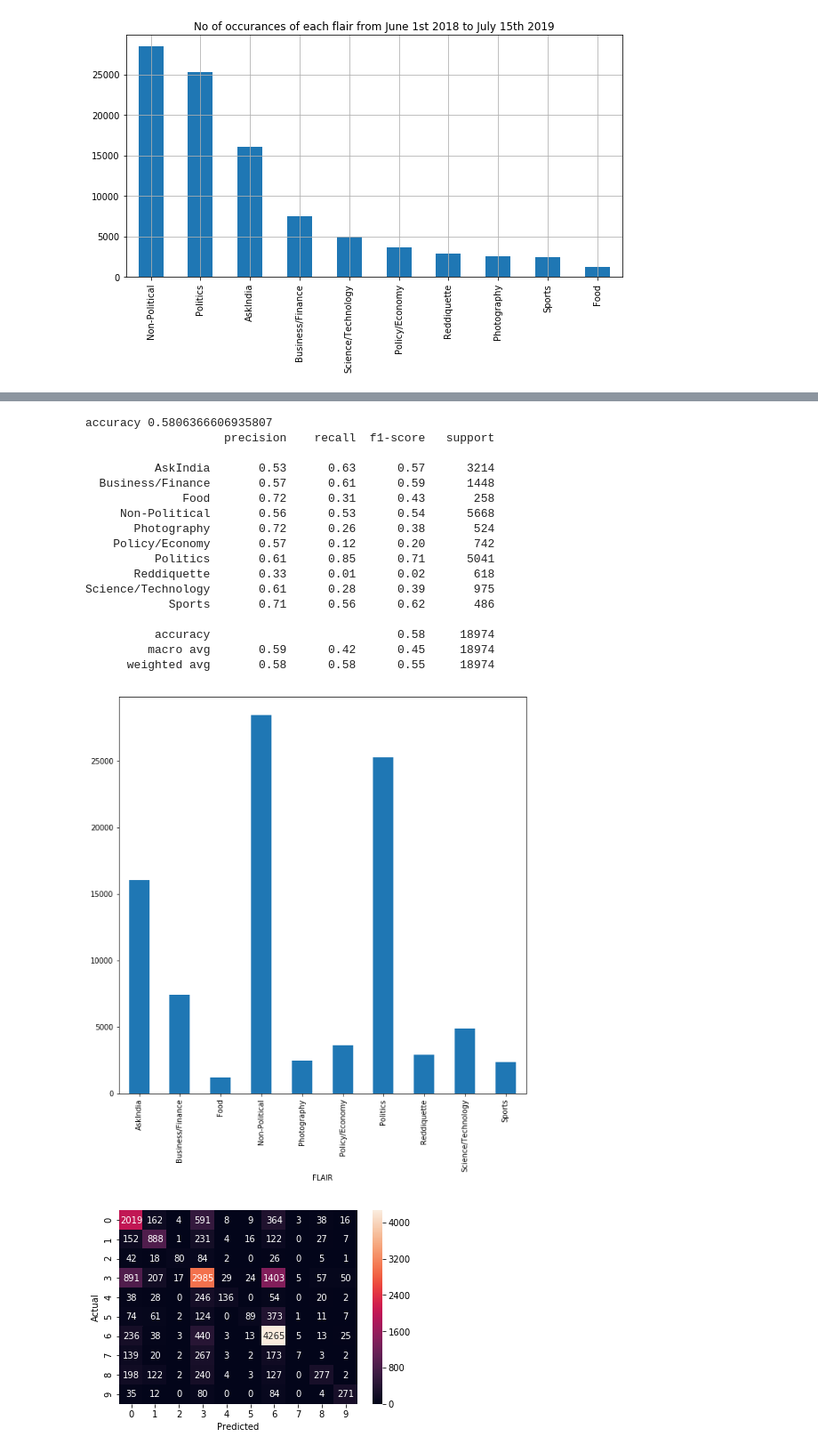
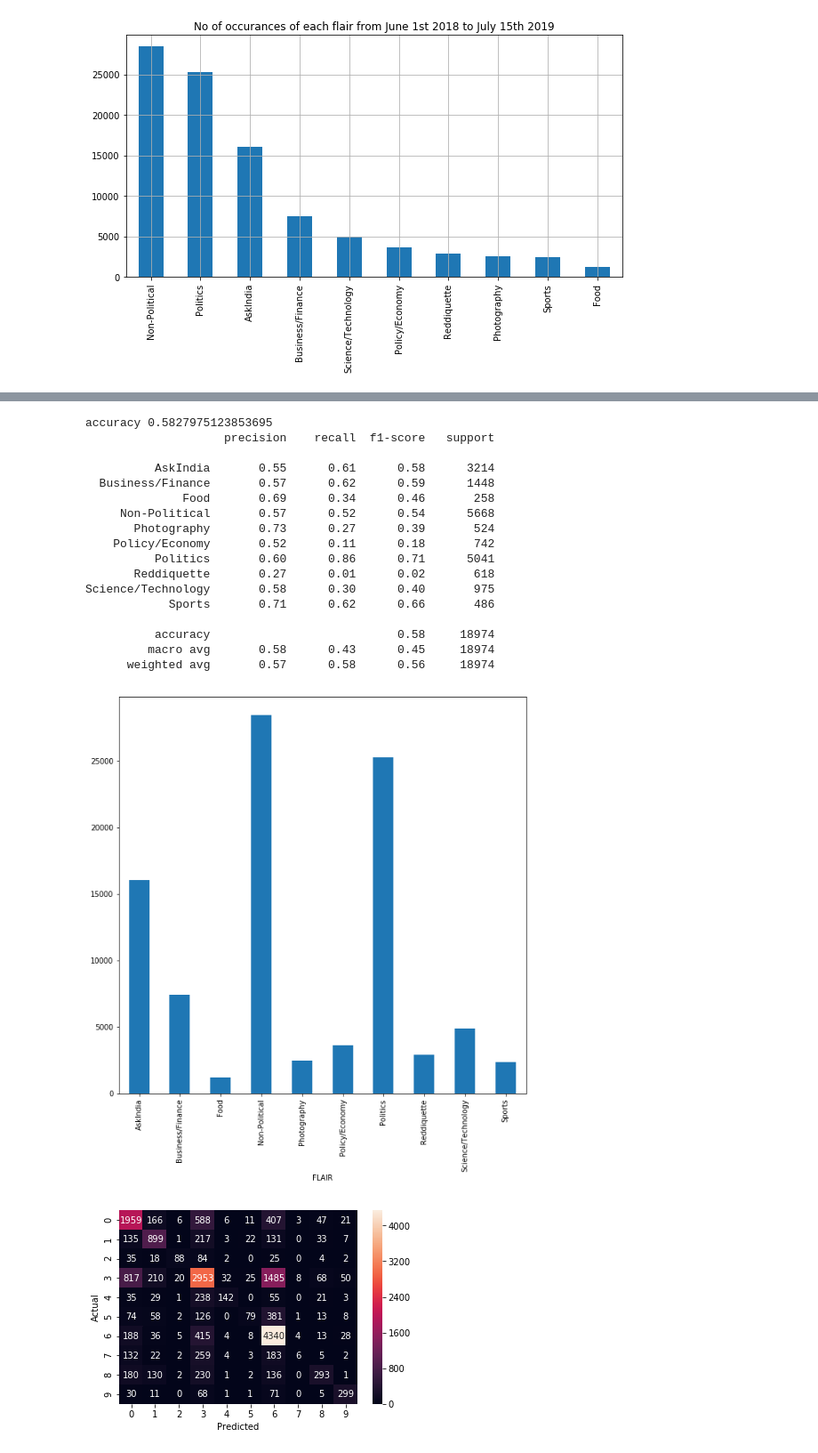
Before and after one commit to Himanshu-Garg/Reddit-flair-detection, a Jupyter notebook: test.ipynb, the cells around one changed output, grey strips where cells are left out. Shown at 89% size. Saved outputs shown, nothing was run; the diff lists cells and outputs as text; code cells hidden in the pictures.

```diff
--- a/test.ipynb
+++ b/test.ipynb
@@ -74,10 +89,10 @@ X_train, X_test, y_train, y_test = train_test_split(df.TITLE, df.FLAIR, test_siz
 
 from sklearn.linear_model import SGDClassifier
 from sklearn.pipeline import Pipeline
-from sklearn.feature_extraction.text import CountVectorizer, TfidfVectorizer
+from sklearn.feature_extraction.text import CountVectorizer, TfidfVectorizer, TfidfTransformer
 from sklearn.metrics import accuracy_score, confusion_matrix, classification_report
 
-sgd = Pipeline([('vect', CountVectorizer()),
+sgd = Pipeline([('vect', TfidfVectorizer()),
                 ('tfidf', TfidfTransformer()),
                 ('clf', SGDClassifier(loss='hinge', penalty='l2',alpha=1e-3, random_state=42, max_iter=5, tol=None)),
                ])
@@ -86,44 +101,44 @@ sgd.fit(X_train, y_train)
 
 
 y_pred = sgd.predict(X_test)
 
 print('accuracy %s' % accuracy_score(y_pred, y_test))
 print(classification_report(y_test, y_pred))
 
 
 from sklearn.metrics import confusion_matrix
 conf_mat = confusion_matrix(y_test, y_pred)
 fig, ax = plt.subplots(figsize=(10,10))
 
 
 import matplotlib.pyplot as plt
 #fig = plt.figure(figsize=(8,6))
 df.groupby('FLAIR').TITLE.count().plot.bar(ylim=0)
 plt.show()
 
 
 import seaborn as sns
 sns.heatmap(conf_mat, annot=True, fmt='d')
 plt.ylabel('Actual')
 plt.xlabel('Predicted')
 plt.show()
 # %% [output]
-accuracy 0.5806366606935807
+accuracy 0.5827975123853695
                     precision    recall  f1-score   support
 
-          AskIndia       0.53      0.63      0.57      3214
-  Business/Finance       0.57      0.61      0.59      1448
-              Food       0.72      0.31      0.43       258
-     Non-Political       0.56      0.53      0.54      5668
-       Photography       0.72      0.26      0.38       524
-    Policy/Economy       0.57      0.12      0.20       742
-          Politics       0.61      0.85      0.71      5041
-       Reddiquette       0.33      0.01      0.02       618
-Science/Technology       0.61      0.28      0.39       975
-            Sports       0.71      0.56      0.62       486
+          AskIndia       0.55      0.61      0.58      3214
+  Business/Finance       0.57      0.62      0.59      1448
+              Food       0.69      0.34      0.46       258
+     Non-Political       0.57      0.52      0.54      5668
+       Photography       0.73      0.27      0.39       524
+    Policy/Economy       0.52      0.11      0.18       742
+          Politics       0.60      0.86      0.71      5041
+       Reddiquette       0.27      0.01      0.02       618
+Science/Technology       0.58      0.30      0.40       975
+            Sports       0.71      0.62      0.66       486
 
           accuracy                           0.58     18974
-         macro avg       0.59      0.42      0.45     18974
-      weighted avg       0.58      0.58      0.55     18974
+         macro avg       0.58      0.43      0.45     18974
+      weighted avg       0.57      0.58      0.56     18974
 [figure]
-[figure, old version]
+[figure, new version]
```
Also changed, not shown: parts of 20 cells of this notebook, 2 other files.
